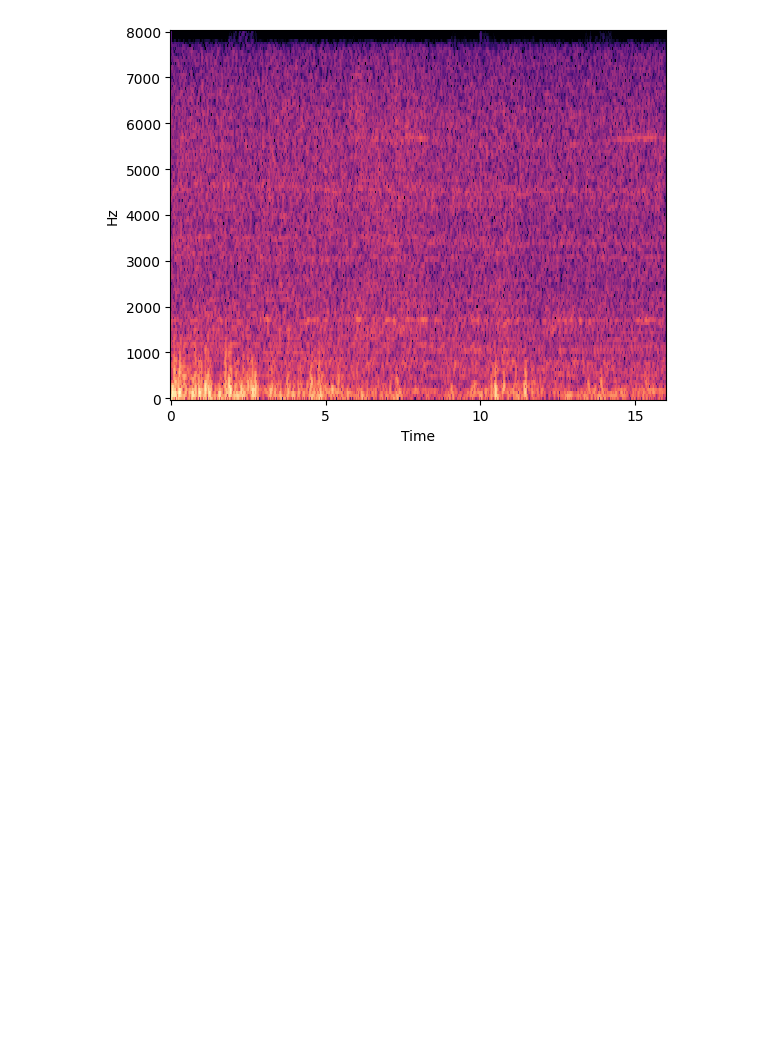
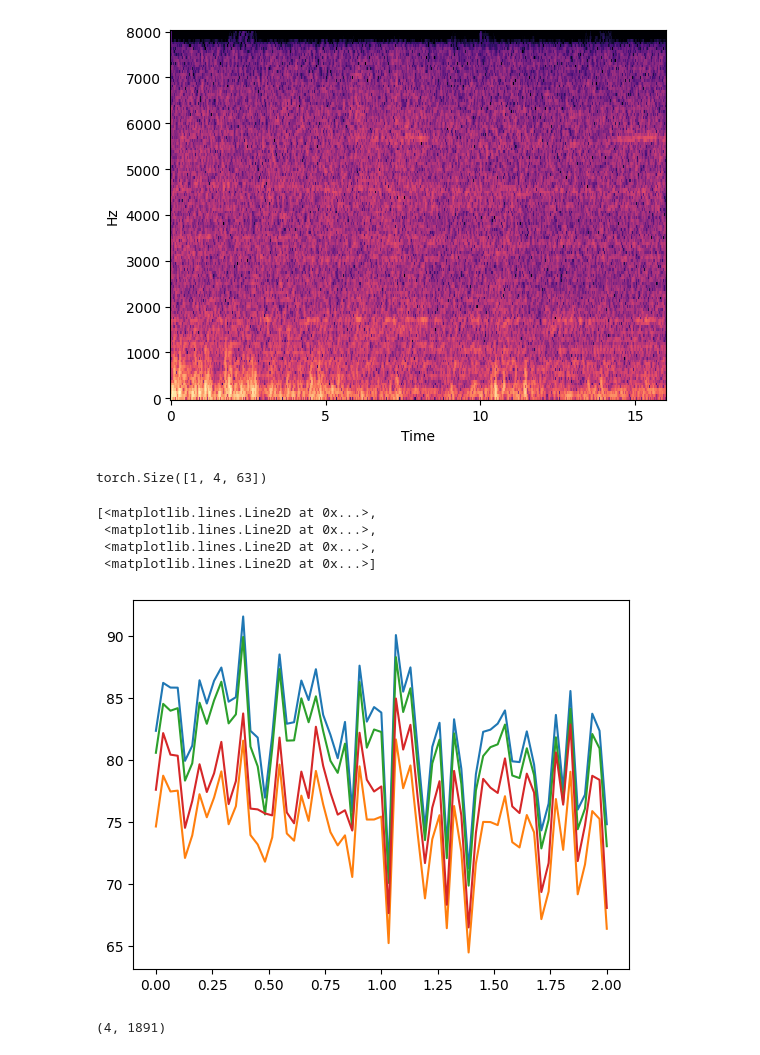
Before and after one commit to flyingleafe/Edge-BS-RoFormer-DroneNoise-LibriMix, a Jupyter notebook: notebooks/EVAL_BY_HAND.ipynb, the cells around one changed output. Saved outputs shown, nothing was run; the diff lists cells and outputs as text; code cells hidden in the pictures; blank space fills up the shorter version.

```diff
--- a/notebooks/EVAL_BY_HAND.ipynb
+++ b/notebooks/EVAL_BY_HAND.ipynb
@@ -57,10 +53,31 @@ lr.display.specshow
 def show_audio(wav: np.ndarray, sr: int, **kwargs):
     S = lr.stft(wav, **kwargs)
     S_db = lr.amplitude_to_db(np.abs(S), ref=np.max)
-    res = lr.display.specshow(S_db, y_axis='hz', x_axis='time', sr=sr)
+    res = lr.display.specshow(S_db, y_axis='hz', x_axis='time', sr=sr, **kwargs)
     display(ipd.Audio(wav, rate=sr))
 # %%
 show_audio(*lr.load('../datasets/DREGON-LM-test/valid/sample_00000/mixture.wav', sr=None), n_fft=256)
 # %% [output]
 [interactive output not drawn]
 [figure]
+# %%
+wav, sr = lr.load('../datasets/DREGON-LM-test/valid/sample_00000/mixture.wav', sr=None)
+# %%
+rps = model(torch.from_numpy(wav).unsqueeze(0)).detach()
+# %%
+rps.shape
+# %% [output]
+torch.Size([1, 4, 63])
+# %%
+plt.plot(np.linspace(0, wav.shape[0] / sr, rps.shape[2]), rps.squeeze(0).numpy().T)
+# %% [output]
+[<matplotlib.lines.Line2D at 0x...>,
+ <matplotlib.lines.Line2D at 0x...>,
+ <matplotlib.lines.Line2D at 0x...>,
+ <matplotlib.lines.Line2D at 0x...>]
+[figure, added]
+# %%
+rps_gt = np.load('../datasets/DREGON-LM-test/valid/sample_00000/rps.npy')
+rps_gt.shape
+# %% [output]
+(4, 1891)
```
Also changed, not shown: parts of 3 cells of this notebook, 6 other files.
